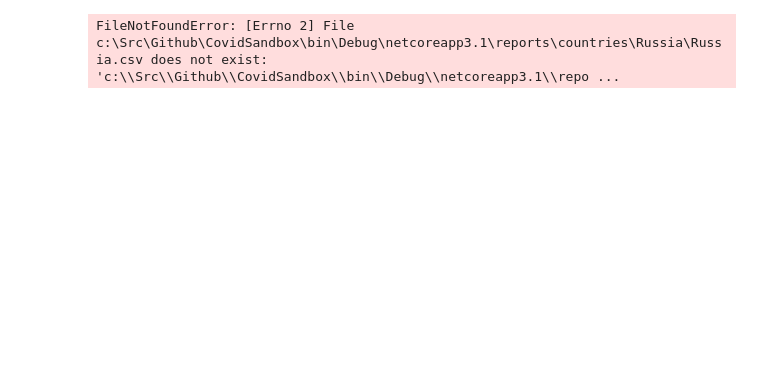
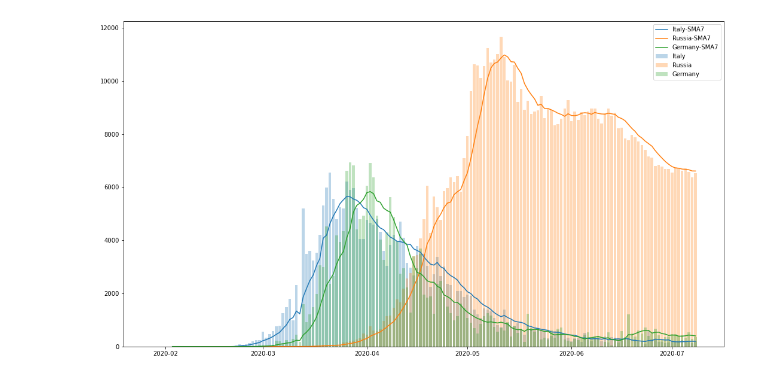
Before and after one commit to guest512/CovidSandbox, a Jupyter notebook: ReportsProcessing/ReportsProcessing.ipynb, the cells around one changed output. Drawn from its saved outputs; the diff is of its cells as text; code cells hidden in the pictures; blank space fills up the shorter version.

Commit message:
Updated data Added more graphs

```diff
--- a/ReportsProcessing/ReportsProcessing.ipynb
+++ b/ReportsProcessing/ReportsProcessing.ipynb
@@ -8,13 +6,24 @@ countries_list = ["Russia", "Brazil", "US", "UK"]
 # %%
 reportsPath =  os.path.abspath("..\\bin\\Debug\\netcoreapp3.1\\reports\\countries")
+# %%
+countries_list = ["Italy", "Russia", "Germany"]
 # %%
+
 pyplot.figure(figsize=(18,10))
+
+ax = pyplot.subplot(111)
+ax.xaxis_date()
 
 for country in countries_list:
     report_file = os.path.join(reportsPath,country,country+".csv")
-    country_df = pd.read_csv(report_file, parse_dates=True, index_col = "Date", )
-    pyplot.plot(country_df['Confirmed'].values, label=country)
+    country_df = pd.read_csv(report_file, parse_dates=["Date"], index_col = "Date", dayfirst=True)
+    country_df['Confirmed_Change_SMA7'] = country_df['Confirmed_Change'].rolling(window=7).mean()
 
-pyplot.legend()
+    ax.bar(country_df.index, country_df['Confirmed_Change'].values, label=country, alpha=0.3)
+    ax.plot(country_df.index, country_df['Confirmed_Change_SMA7'].values, label=country + '-SMA7')
+
+ax.set_ylim(bottom=0)
+ax.legend()
+pyplot.show()
 # %% [output]
-FileNotFoundError: [Errno 2] File c:\Src\Github\CovidSandbox\bin\Debug\netcoreapp3.1\reports\countries\Russia\Russia.csv does not exist: 'c:\\Src\\Github\\CovidSandbox\\bin\\Debug\\netcoreapp3.1\\repo ...
+[figure, added]
```
Also changed, not shown: parts of 1 cell of this notebook.
